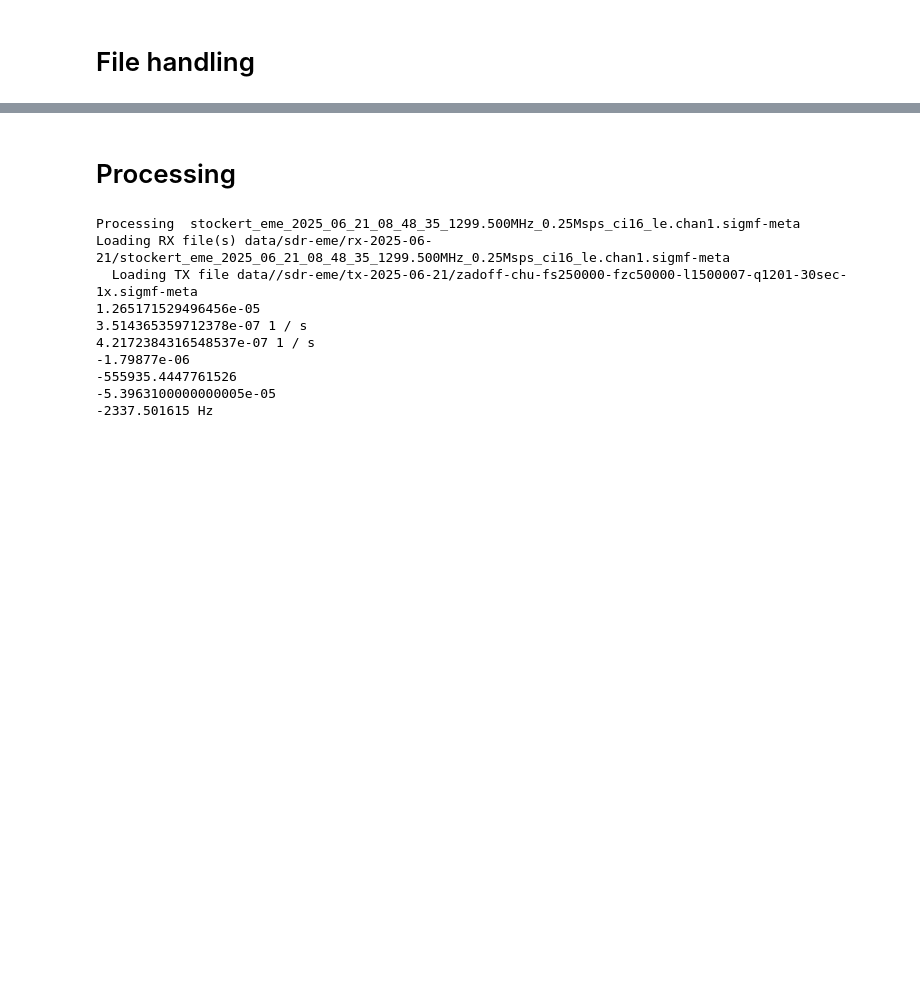
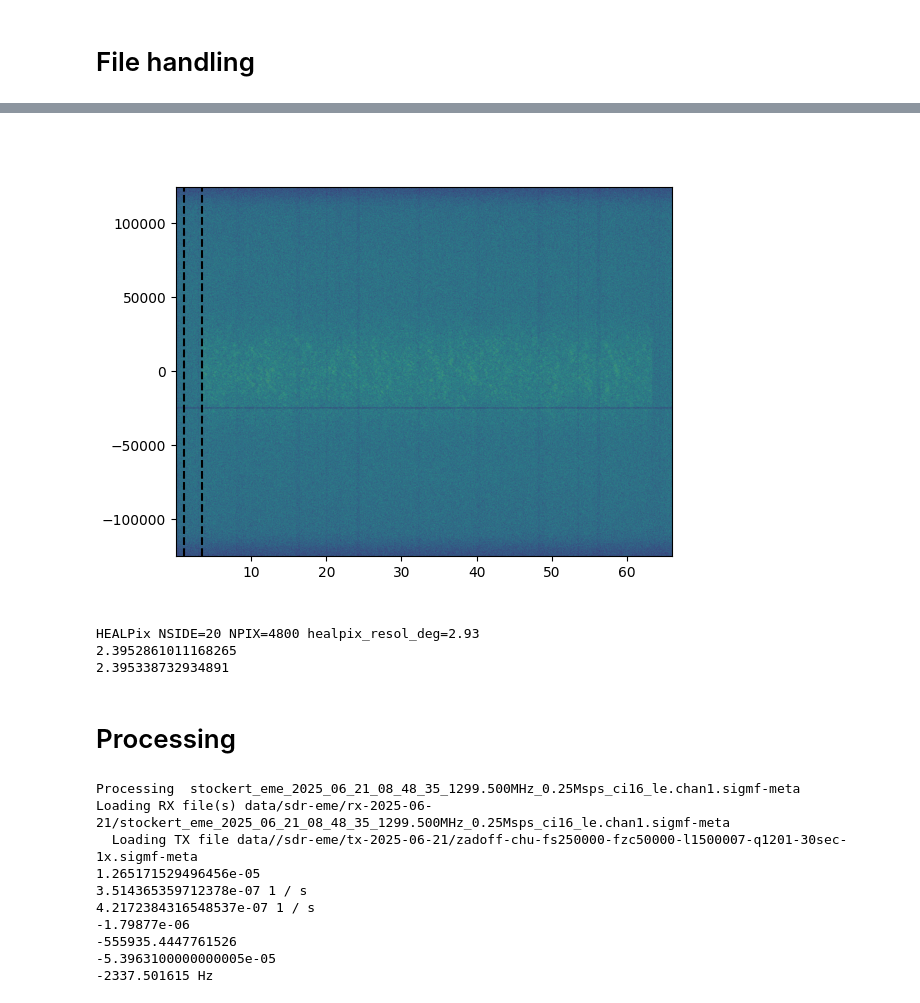
Before and after one commit to thandal/moon-radar, a Jupyter notebook: notebooks/Planetary Radar -- Moon -- CLEAN.ipynb, the cells around one changed output, grey strips where cells are left out. Drawn from its saved outputs; the diff is of its cells as text; code cells hidden in the pictures; blank space fills up the shorter version.

```diff
--- a/notebooks/Planetary Radar -- Moon -- CLEAN.ipynb
+++ b/notebooks/Planetary Radar -- Moon -- CLEAN.ipynb
@@ -154,3 +209,12 @@ Loading RX file(s) data//sdr-eme/rx-2025-06-21/stockert_eme_2025_06_21_10_06_39_
+# %%
+if 1:
+    %matplotlib widget
+    pl.figure()
+    Sxx_rx, f_rx, t_rx, image_rx = pl.specgram(rx_samples, Fs=sample_rate.value, NFFT=2**12, clim=[-110, -80])
+    pl.gca().axvline(transmission_start, color="black", linestyle="--")
+    pl.gca().axvline(transmission_start + expected_delay, color="black", linestyle="--")
+# %% [output]
+[figure, added]
 # %%
 # Download SPICE kernels for cspyce
 
@@ -186,7 +250,7 @@ csp.furnsh(f"{SPICE_KERNEL_DIR}/observatories.bsp")           # For observatory
 csp.furnsh(f"{SPICE_KERNEL_DIR}/observatories.tf")            # For observatory frames
 # %%
 # Inspired from Thomas' notebook, in turn from https://github.com/daniestevez/jupyter_notebooks/blob/master/CAMRAS-EVE/Earth-Venus-Earth%20experiment%20analysis.ipynb
-def moonPointDopplerFactorAndDelay_spice(rx_astrotime, p_moon):
+def moonPointLightTimeAndDeltaLightTime_spice(rx_astrotime, p_moon):
     ref_frame = "ITRF93"  # "J2000"
     ab_cor = "LT" #"CN"
     rx_time = csp.str2et(rx_astrotime.utc.value)
@@ -197,39 +261,64 @@ def moonPointDopplerFactorAndDelay_spice(rx_astrotime, p_moon):
     surf_p_moon_from_rx, lt_rx = csp.spkcpt_vector(p_moon_surf, "MOON", "MOON_ME", rx_time, ref_frame, "OBSERVER", ab_cor, "DWINGELOO")
     # Compute the state of the tx observatory (in ref_frame) as seen by a fictional observer at the surface point (in MOON_ME frame) at time rx_time - lt_rx, corrected for light time and stellar aberration.
     p_tx_from_sr, lt_tx = csp.spkcpo_vector("STOCKERT", rx_time - lt_rx, ref_frame, "OBSERVER", ab_cor, p_moon_surf, "MOON", "MOON_ME")  # Bistatic: RX by Stockert
+    # Compute the velocities
     v_sr_from_rx = csp.dvnorm_vector(surf_p_moon_from_rx)
     v_tx_from_sr = csp.dvnorm_vector(p_tx_from_sr)  # NOTE: Including the (1-dlt_r) factor from https://destevez.net/2025/04/analysis-of-the-camras-venus-radar-experiment/ makes only about 0.00025 Hz difference.
     c = csp.clight()
-    # NOTE: Classical vs Relativistic doppler equation makes only about 0.0005 Hz difference in the frequency shift, 10x below the typical pixel resolution of about 0.005
-    df = (v_sr_from_rx  + v_tx_from_sr) / c  # Classical
-    #df = 1 - np.sqrt((1 - v_sr_from_rx / c) / (1 + v_sr_from_rx / c)) * np.sqrt((1 - v_tx_from_sr / c) / (1 + v_tx_from_sr / c))  # Relativistic
-    df = -df  # NOTE: Doppler factor should be negative when velocities are positive.
-    return df, lt_rx + lt_tx
+    # NOTE: Classical vs Relativistic delta-light-time (doppler) equation makes only about 0.0005 Hz difference in the frequency shift, 10x below the typical pixel resolution of about 0.005
+    dlt = (v_sr_from_rx  + v_tx_from_sr) / c  # Classical
+    #dlt = 1 - np.sqrt((1 - v_sr_from_rx / c) / (1 + v_sr_from_rx / c)) * np.sqrt((1 - v_tx_from_sr / c) / (1 + v_tx_from_sr / c))  # Relativistic
+    dlt = -dlt  # NOTE: Doppler factor should be negative when velocities are positive.
+    return lt_rx + lt_tx, dlt
 
-if 0:  # Debug the computed doppler/delay.
+if 1:  # Debug the computed doppler/delay.
     NSIDE = 20
     NPIX = hp.nside2npix(NSIDE)
     healpix_resol_deg = hp.nside2resol(NSIDE, arcmin=True) / 60
     print(f"HEALPix {NSIDE=} {NPIX=} {healpix_resol_deg=:.2f}")
 
     v = np.array(hp.pix2vec(NSIDE, np.arange(NPIX))).T
-    dlt, lt = moonPointDopplerFactorAndDelay_spice(rx_start_astrotime, v)
+    lt, dlt = moonPointLightTimeAndDeltaLightTime_spice(rx_start_astrotime, v)
+    print(lt.min())
 
-    hp.orthview(dlt * frequency, flip='geo', title='Moon Surface Doppler', unit='Hz')
-    hp.graticule()
+    lt_end, dlt_end = moonPointLightTimeAndDeltaLightTime_spice(rx_start_astrotime + 60 * au.s, v)
+    print(lt_end.min())
+
+#    lt3, dlt_end = moonPointLightTimeAndDeltaLightTime(rx_start_astrotime + 60 * au.s, v)
+
+    #delta_lt = lt_end - lt
+    #hp.orthview(delta_lt, flip='geo', title='Moon Surface Light time change', unit='s')
+    #hp.graticule()
+
+    #pl.plot(lt, lt_end, ',')
+    #pl.plot(lt2 - lt, ',')
+    #pl.plot(lt3 - lt2, ',')
+#    d_lt2 = lt2 - lt
+#    d_lt3 = lt3 - lt2
+#    pl.plot(d_lt2 - d_lt2.min(), ',')
+#    pl.plot(d_lt3 - d_lt3.min(), ',')
+    # Note: this is a crude "fingerprint" of the light-time changes. The important thing is that the shape of the fingerprint changes over time!
+    #pl.axis('equal')
+
+    #hp.orthview(dlt * frequency, flip='geo', title='Moon Surface Doppler', unit='Hz')
+    #hp.graticule()
     #hp.orthview(lt, flip='geo', title='Moon Surface Delay', unit='s')
     #hp.graticule()
 
-    print(f"{frequency=}")
-    print(f"{dlt.min() * frequency} {dlt.max() * frequency}")
-
-    doppler_factor_range = dlt.max() - dlt.min()
-    #print(f"{doppler_factor_range=}")
-    frequency_range = doppler_factor_range * frequency
-    print(f"{frequency_range=}")
-    print(f"doppler pixel {frequency_range / 3000}")
-
-    delay_range = (lt.max() - lt.min()) / 2.0  # Half-depth because we'll only see the near hemisphere
-    #print(f"{delay_range=}")
-    print(f"delay pixel {delay_range / 3000 * au.s}")
+    #print(f"{frequency=}")
+    #print(f"{dlt.min() * frequency} {dlt.max() * frequency}")
+#
+    #doppler_factor_range = dlt.max() - dlt.min()
+    ##print(f"{doppler_factor_range=}")
+    #frequency_range = doppler_factor_range * frequency
+    #print(f"{frequency_range=}")
+    #print(f"doppler pixel {frequency_range / 3000}")
+    #
+    #delay_range = (lt.max() - lt.min()) / 2.0  # Half-depth because we'll only see the near hemisphere
+    ##print(f"{delay_range=}")
+    #print(f"delay pixel {delay_range / 3000 * au.s}")
+# %% [output]
+HEALPix NSIDE=20 NPIX=4800 healpix_resol_deg=2.93
+2.3952861011168265
+2.395338732934891
 # %%
```
Also changed, not shown: parts of 12 cells of this notebook.
